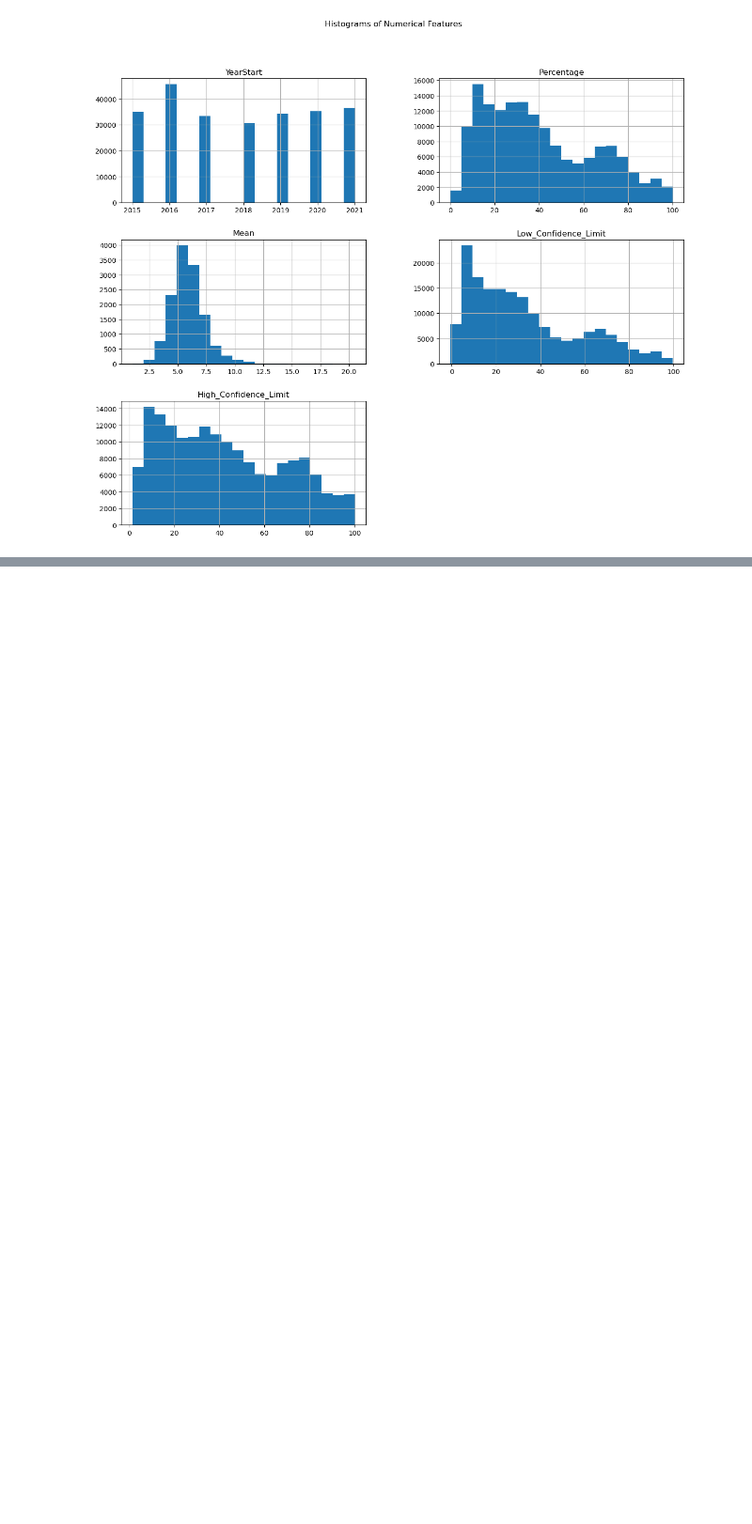
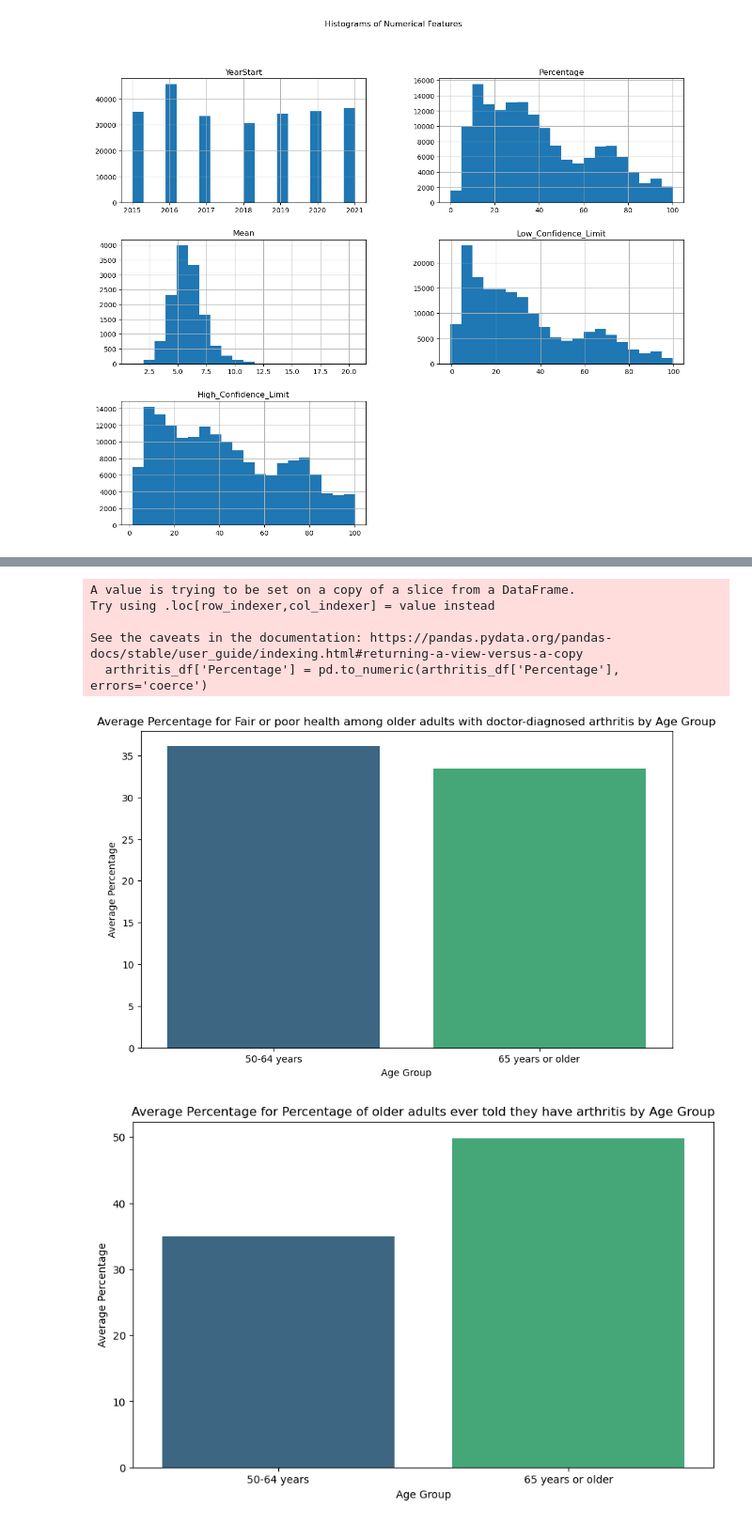
Before and after one commit to IsaganiJulian/Alzheimers_DA, a Jupyter notebook: Python/Alzheimers_EDA.ipynb, the cells around one changed output, grey strips where cells are left out. Shown at 94% size. Cells and saved outputs as stored; diff of their text form; code cells hidden in the pictures; blank space fills up the shorter version.

Commit message:
Update EDA for specific questions
Update EDA for specific questions from question groups

```diff
--- a/Python/Alzheimers_EDA.ipynb
+++ b/Python/Alzheimers_EDA.ipynb
@@ -108,0 +88,18 @@ df.to_csv('ALZ_EDA_DF.csv', index=False)
+# %%
+#Get the distinct question groups and questions
+distinct_groups = df['Question_Group'].unique()
+
+#Iterate through distinct question groups
+for group in distinct_groups:
+    #Filter Data Frame for the current group
+    group_df = df[df['Question_Group'] == group]
+
+    # Get distinct questions for the current group
+    distinct_questions = group_df['Question'].unique()
+
+    #Print the group name and distinct questions
+    print(f"Question Group): {group}")
+    print("Distinct Questions:")
+    for question in distinct_questions:
+        print(f"  -{question}")
+    print("\n")
@@ -108,0 +142,33 @@ df.to_csv('ALZ_EDA_DF.csv', index=False)
+# %%
+# Filter the DataFrame for questions grouped as Arthritis and the specified age groups
+arthritis_df = df[
+    (df['Question_Group'].str.lower() == 'arthritis') &
+    (df['Age_Group'].isin(['50-64 years', '65 years or older'])) &
+    (df['Percentage'].notna())
+    ]
+
+# Convert 'Percentage' column to numeric if it's not already
+arthritis_df['Percentage'] = pd.to_numeric(arthritis_df['Percentage'], errors='coerce')
+
+# Group by 'Age_Group' and 'Question', and calculate the average percentage
+average_percentage_by_age_question = arthritis_df.groupby(['Age_Group', 'Question'])['Percentage'].mean().reset_index()
+
+# Iterate over unique questions and create plots
+for question in average_percentage_by_age_question['Question'].unique():
+    # Filter data for the specific question
+    question_data = average_percentage_by_age_question[average_percentage_by_age_question['Question'] == question]
+    # Plot
+    plt.figure(figsize=(10, 6))
+    sns.barplot(x='Age_Group', y='Percentage', data=question_data, palette='viridis')
+    plt.title(f'Average Percentage for {question} by Age Group')
+    plt.xlabel('Age Group')
+    plt.ylabel('Average Percentage')
+    plt.show()
+# %% [output]
+A value is trying to be set on a copy of a slice from a DataFrame.
+Try using .loc[row_indexer,col_indexer] = value instead
+
+See the caveats in the documentation: https://pandas.pydata.org/pandas-docs/stable/user_guide/indexing.html#returning-a-view-versus-a-copy
+  arthritis_df['Percentage'] = pd.to_numeric(arthritis_df['Percentage'], errors='coerce')
+[figure, added]
+[figure, added]
```
Also changed, not shown: parts of 27 cells of this notebook, 1 other file.
